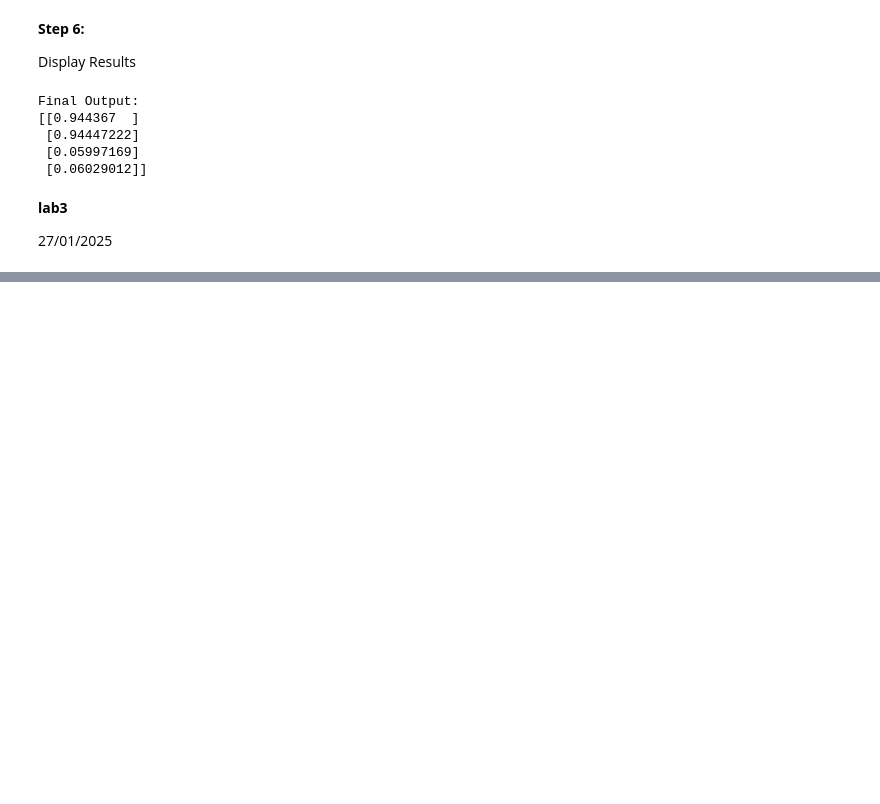
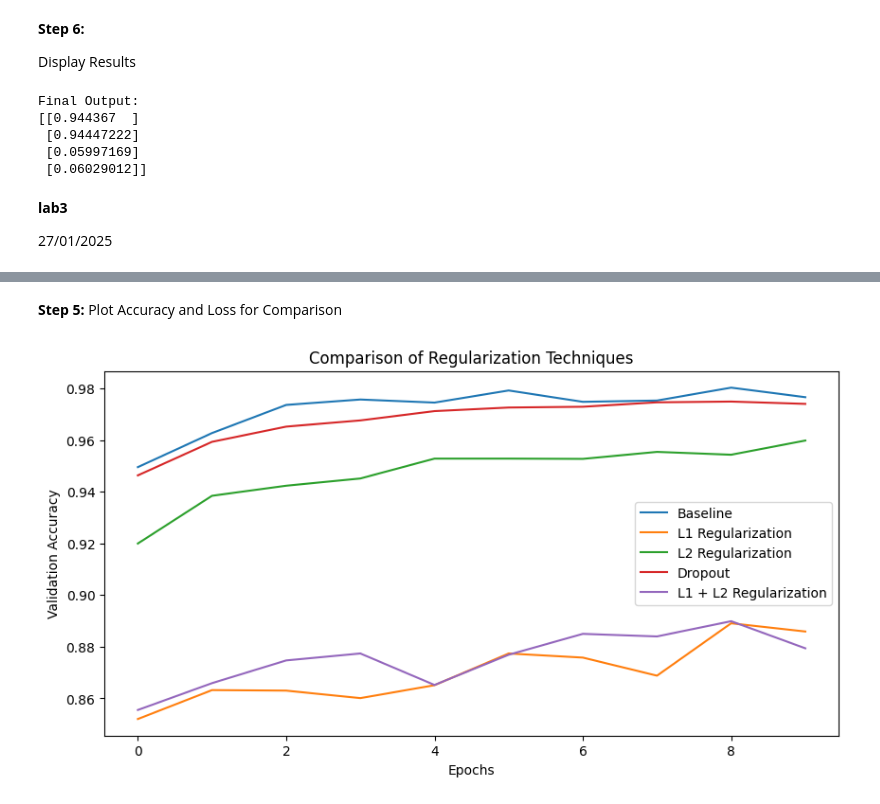
Before and after one commit to Udaykiranrd/Deep-Learning, a Jupyter notebook: Deep_learning_lab.ipynb, the cells around one changed output, grey strips where cells are left out. Cells and saved outputs as stored; diff of their text form; code cells hidden in the pictures; blank space fills up the shorter version.

```diff
--- a/Deep_learning_lab.ipynb
+++ b/Deep_learning_lab.ipynb
@@ -784,0 +800,2 @@ Final Output:
+# %%
+(x_train, y_train), (x_test, y_test) = mnist.load_data()
@@ -784,0 +1407,15 @@ Final Output:
+# %%
+l1_l2_model = Sequential([
+    Flatten(input_shape=(28, 28)),
+    Dense(128, activation='relu', kernel_regularizer=l1_l2(l1=0.01, l2=0.01)),  # Combine L1 and L2
+    Dense(10, activation='softmax')
+])
+
+l1_l2_model.compile(optimizer='adam', loss='categorical_crossentropy', metrics=['accuracy'])
+
+l1_l2_history = l1_l2_model.fit(x_train, y_train,
+                                validation_data=(x_test, y_test),
+                                epochs=10,
+                                batch_size=64)
+
+print("L1 + L2 Regularized Model Accuracy:", l1_l2_model.evaluate(x_test, y_test)[1])
@@ -784,0 +1440,27 @@ Final Output:
+# %% [markdown]
+**Step 5:** Plot Accuracy and Loss for Comparison
+# %%
+def plot_history(histories, title):
+    plt.figure(figsize=(10,5))
+
+    for name, history in histories.items():
+        plt.plot(history.history['val_accuracy'], label=name)
+
+    plt.xlabel('Epochs')
+    plt.ylabel('Validation Accuracy')
+    plt.legend()
+    plt.title(title)
+    plt.show()
+
+# Collect model histories
+histories = {
+    "Baseline": baseline_history,
+    "L1 Regularization": l1_history,
+    "L2 Regularization": l2_history,
+    "Dropout": dropout_history,
+    "L1 + L2 Regularization": l1_l2_history
+}
+
+plot_history(histories, "Comparison of Regularization Techniques")
+# %% [output]
+[figure, added]
```
Also changed, not shown: parts of 81 cells of this notebook.
